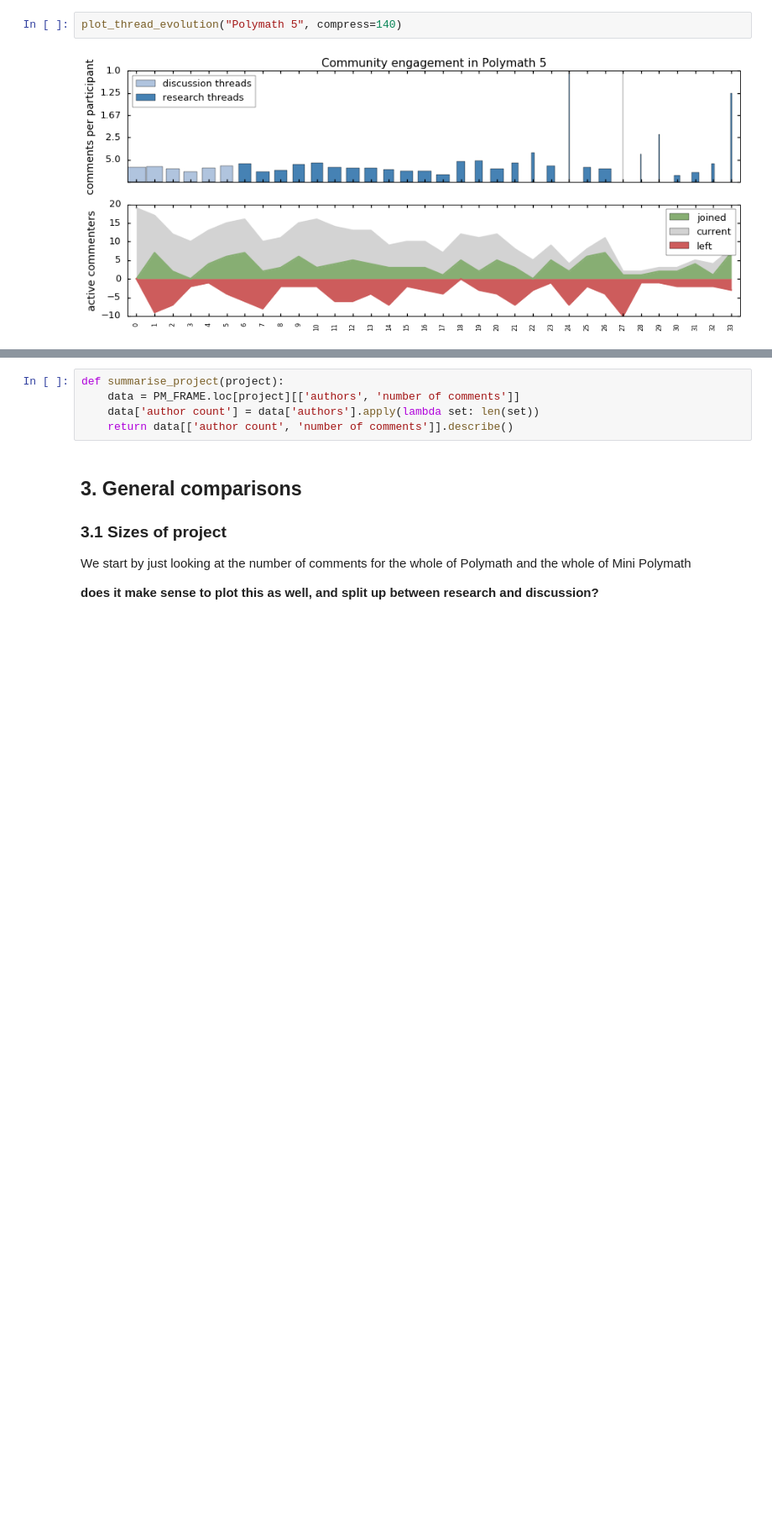
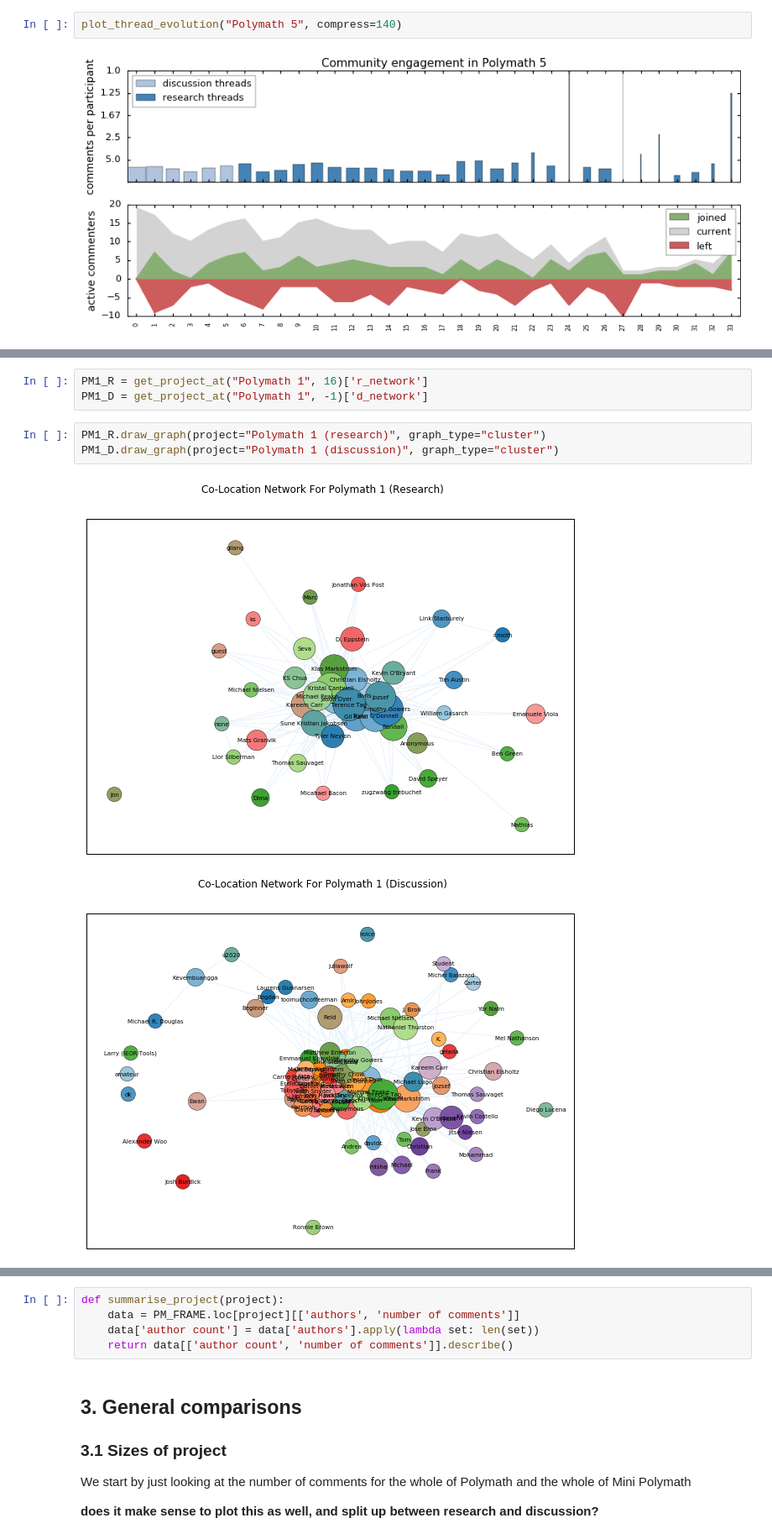
Before and after one commit to patrickallo/mathpracmod, a Jupyter notebook: Polymath Comparison.ipynb, the cells around one changed output, grey strips where cells are left out. Shown at 84% size. Drawn from its saved outputs; the diff is of its cells as text; blank space fills up the shorter version.

Commit message:
Tweaked centre of discussion

```diff
--- a/Polymath Comparison.ipynb
+++ b/Polymath Comparison.ipynb
@@ -512,0 +543,9 @@ draw_network("Polymath 5", "cluster")
+# %%
+PM1_R = get_project_at("Polymath 1", 16)['r_network']
+PM1_D = get_project_at("Polymath 1", -1)['d_network']
+# %%
+PM1_R.draw_graph(project="Polymath 1 (research)", graph_type="cluster")
+PM1_D.draw_graph(project="Polymath 1 (discussion)", graph_type="cluster")
+# %% [output]
+[figure, added]
+[figure, added]
```
Also changed, not shown: parts of 21 cells of this notebook, 2 other files.
